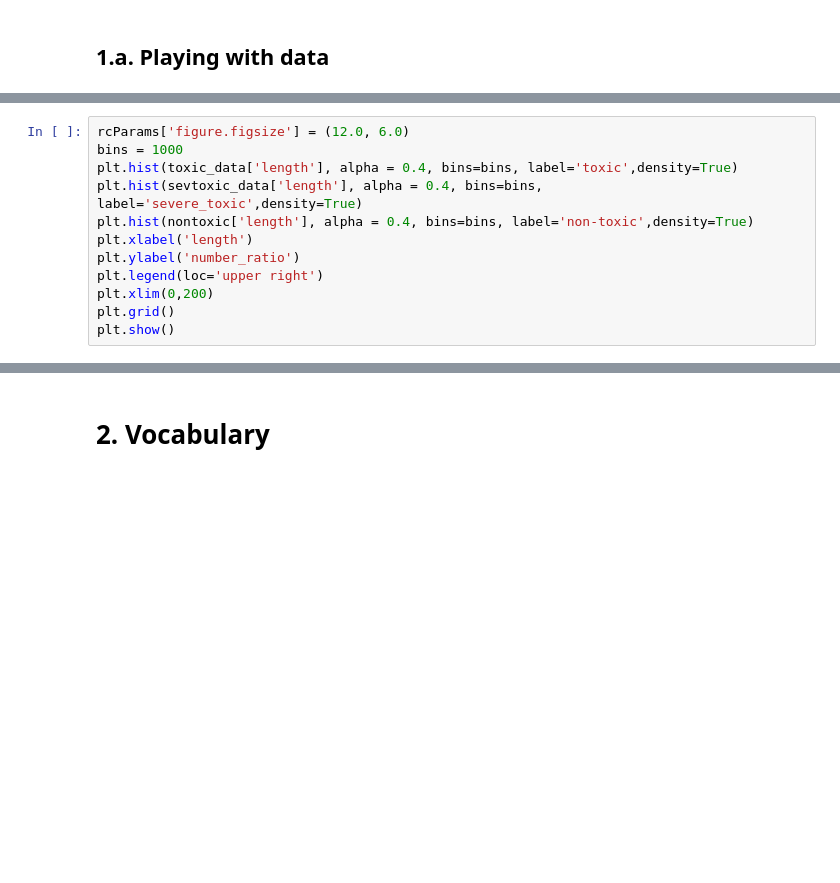
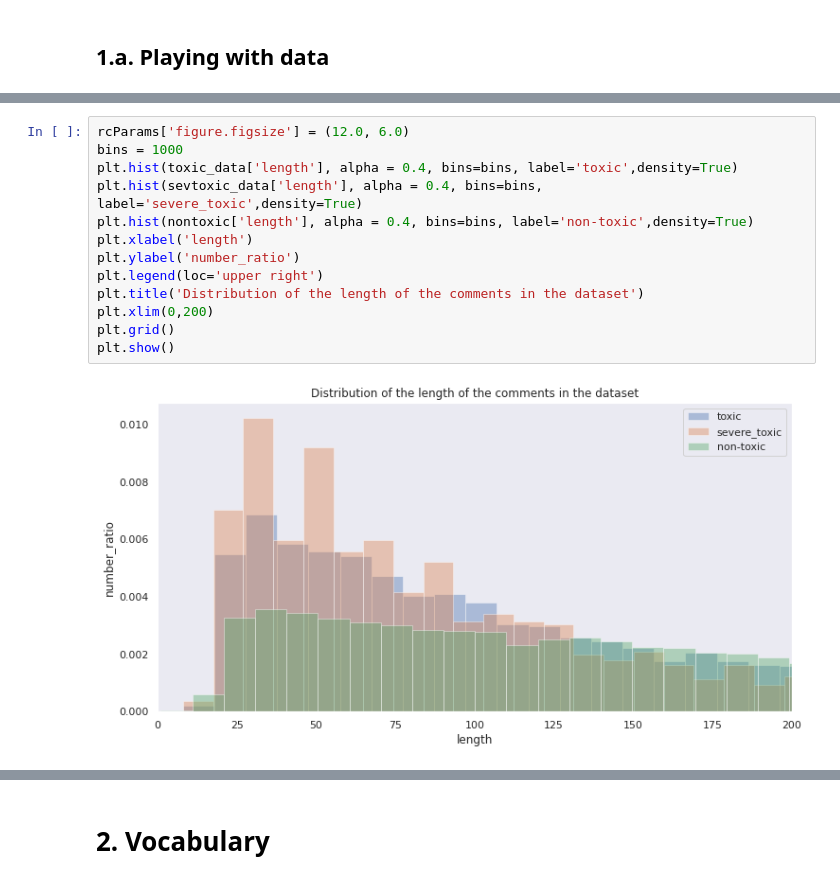
Before and after one commit to TheoDlmz/ToxicCommentProject, a Jupyter notebook: toxic_classification.ipynb, the cells around one changed output, grey strips where cells are left out. Cells and saved outputs as stored; diff of their text form; blank space fills up the shorter version.

```diff
--- a/toxic_classification.ipynb
+++ b/toxic_classification.ipynb
@@ -155,13 +153,16 @@ count_head.plot(kind = 'bar', figsize=(10, 10))
 # %%
 rcParams['figure.figsize'] = (12.0, 6.0)
 bins = 1000
 plt.hist(toxic_data['length'], alpha = 0.4, bins=bins, label='toxic',density=True)
 plt.hist(sevtoxic_data['length'], alpha = 0.4, bins=bins, label='severe_toxic',density=True)
 plt.hist(nontoxic['length'], alpha = 0.4, bins=bins, label='non-toxic',density=True)
 plt.xlabel('length')
 plt.ylabel('number_ratio')
 plt.legend(loc='upper right')
+plt.title('Distribution of the length of the comments in the dataset')
 plt.xlim(0,200)
 plt.grid()
 plt.show()
+# %% [output]
+[figure, added]
 # %%
```
Also changed, not shown: parts of 52 cells of this notebook, 2 other files.
